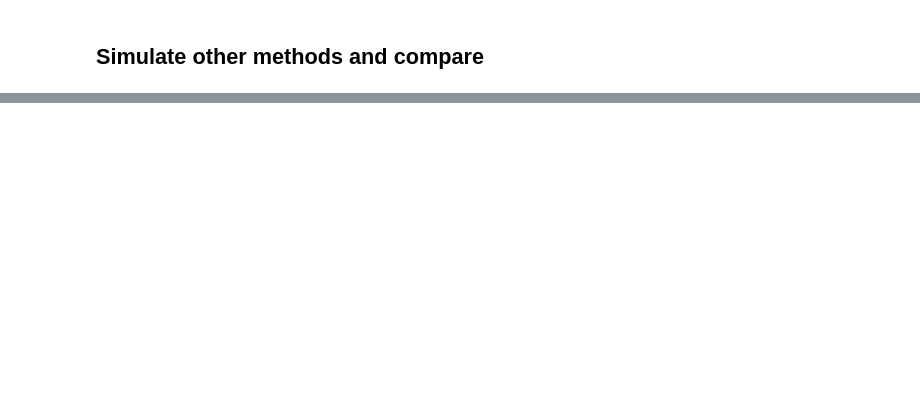
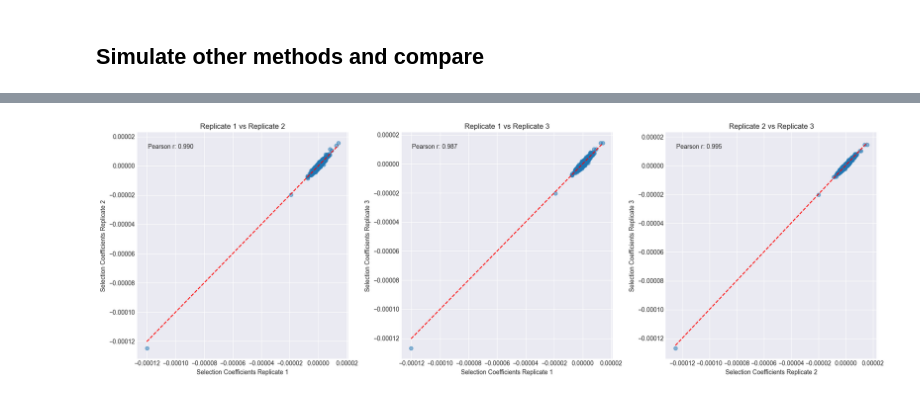
Before and after one commit to dylanwells37/esmDMS, a Jupyter notebook: esmDMSsimulation.ipynb, the cells around one changed output, grey strips where cells are left out. Saved outputs shown, nothing was run; the diff lists cells and outputs as text; code cells hidden in the pictures; blank space fills up the shorter version.

```diff
--- a/esmDMSsimulation.ipynb
+++ b/esmDMSsimulation.ipynb
@@ -349,0 +466,86 @@ def other_methods(replicates, finite_sampling, generation_list, regularization=1
+# %%
+# Plot the selection coefficients for the three replicates against each ohter
+fig, axs = plt.subplots(1, 3, figsize=(18, 6))
+plt.style.use('seaborn-v0_8-darkgrid')
+rep_pairs = [(0, 1), (0, 2), (1, 2)]
+for i, (rep1, rep2) in enumerate(rep_pairs):
+    x = found_sel_coeffs[rep1]
+    y = found_sel_coeffs[rep2]
+    # z normalize
+    #x = (x - np.mean(x)) / np.std(x)
+    #y = (y - np.mean(y)) / np.std(y)
+
+    r_pearson = np.corrcoef(x, y)[0, 1]
+
+    print(f'Pearson correlation between Replicate {rep1 + 1} and Replicate {rep2 + 1}: {r_pearson:.3f}')
+
+    axs[i].scatter(x, y, alpha=0.5)
+    axs[i].set_title(f'Replicate {rep1 + 1} vs Replicate {rep2 + 1}')
+    axs[i].set_xlabel(f'Selection Coefficients Replicate {rep1 + 1}')
+    axs[i].set_ylabel(f'Selection Coefficients Replicate {rep2 + 1}')
+    axs[i].plot([min(x), max(x)],
+                [min(x), max(x)],
+                color='red', linestyle='--')
+    # Add the pearson scorei n top left
+    axs[i].text(0.05, 0.95, f'Pearson r: {r_pearson:.3f}',
+                transform=axs[i].transAxes,
+                verticalalignment='top')
+plt.tight_layout()
+
+# Plot the selection coefficients for the three replicates against each ohter
+fig, axs = plt.subplots(1, 3, figsize=(18, 6))
+plt.style.use('seaborn-v0_8-darkgrid')
+rep_pairs = [(0, 1), (0, 2), (1, 2)]
+for i, (rep1, rep2) in enumerate(rep_pairs):
+    x = enrichments[rep1]
+    y = enrichments[rep2]
+    # z normalize
+    #x = (x - np.mean(x)) / np.std(x)
+    #y = (y - np.mean(y)) / np.std(y)
+
+    r_pearson = np.corrcoef(x, y)[0, 1]
+
+    print(f'Pearson correlation between Replicate {rep1 + 1} and Replicate {rep2 + 1}: {r_pearson:.3f}')
+
+    axs[i].scatter(x, y, alpha=0.5)
+    axs[i].set_title(f'Replicate {rep1 + 1} vs Replicate {rep2 + 1}')
+    axs[i].set_xlabel(f'enrichments  Replicate {rep1 + 1}')
+    axs[i].set_ylabel(f'enrichments  Replicate {rep2 + 1}')
+    axs[i].plot([min(x), max(x)],
+                [min(x), max(x)],
+                color='red', linestyle='--')
+    # Add the pearson scorei n top left
+    axs[i].text(0.05, 0.95, f'Pearson r: {r_pearson:.3f}',
+                transform=axs[i].transAxes,
+                verticalalignment='top')
+plt.tight_layout()
+
+
+# Plot the selection coefficients for the three replicates against each ohter
+fig, axs = plt.subplots(1, 3, figsize=(18, 6))
+plt.style.use('seaborn-v0_8-darkgrid')
+rep_pairs = [(0, 1), (0, 2), (1, 2)]
+for i, (rep1, rep2) in enumerate(rep_pairs):
+    x = log_ratios[rep1]
+    y = log_ratios[rep2]
+    # z normalize
+    #x = (x - np.mean(x)) / np.std(x)
+    #y = (y - np.mean(y)) / np.std(y)
+
+    r_pearson = np.corrcoef(x, y)[0, 1]
+
+    print(f'Pearson correlation between Replicate {rep1 + 1} and Replicate {rep2 + 1}: {r_pearson:.3f}')
+
+    axs[i].scatter(x, y, alpha=0.5)
+    axs[i].set_title(f'Replicate {rep1 + 1} vs Replicate {rep2 + 1}')
+    axs[i].set_xlabel(f'log_ratios Replicate {rep1 + 1}')
+    axs[i].set_ylabel(f'log_ratios Replicate {rep2 + 1}')
+    axs[i].plot([min(x), max(x)],
+                [min(x), max(x)],
+                color='red', linestyle='--')
+    # Add the pearson scorei n top left
+    axs[i].text(0.05, 0.95, f'Pearson r: {r_pearson:.3f}',
+                transform=axs[i].transAxes,
+                verticalalignment='top')
+plt.tight_layout()
+# %% [output]
@@ -349,0 +561 @@ def other_methods(replicates, finite_sampling, generation_list, regularization=1
+[figure, added]
```
Also changed, not shown: parts of 21 cells of this notebook, 6 other files.
